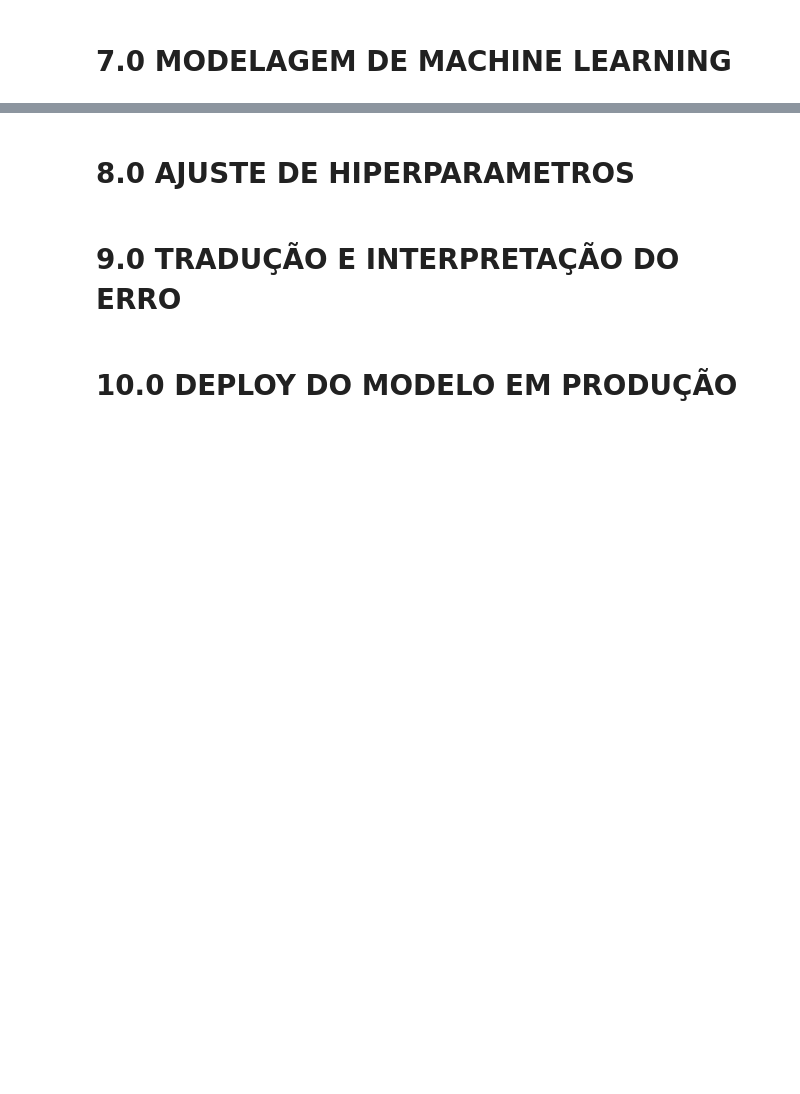
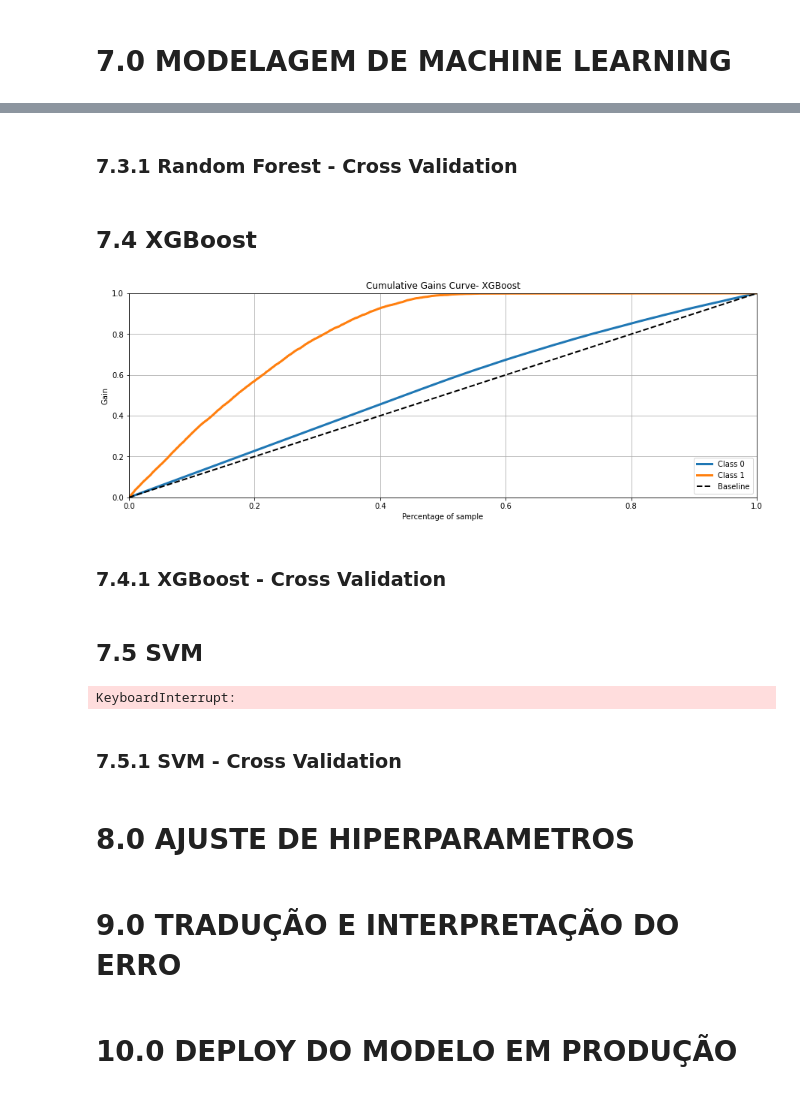
Before and after one commit to Jhonatanslopes/Health-Insurance-Cross-sell, a Jupyter notebook: notebook.ipynb, the cells around one changed output, grey strips where cells are left out. Cells and saved outputs as stored; diff of their text form; code cells hidden in the pictures; blank space fills up the shorter version.

```diff
--- a/notebook.ipynb
+++ b/notebook.ipynb
@@ -783,3 +833,41 @@ df.loc[df['feature'].isin(cols_selected)]
+# %% [markdown]
+### 7.3.1 Random Forest - Cross Validation
+# %% [markdown]
+## 7.4 XGBoost
+# %%
+# Define XGB
+xgb_model = xgb.XGBClassifier()
+
+# XGB training
+xgb_trained = xgb_model.fit(x_train, y_train)
+
+# XGB prediction - Generalization
+yhat_xgb = xgb_trained.predict_proba(x_val)
+
+# Accumulative gain - XGB
+metrics.plot_cumulative_gain(y_val, yhat_xgb, figsize=(15, 5), title=title+'- XGBoost');
+# %% [output]
+[figure, added]
+# %% [markdown]
+### 7.4.1 XGBoost - Cross Validation
+# %% [markdown]
+## 7.5 SVM
+# %%
+# Define model SVM
+svm = SVC()
+
+# SVM training
+svm_trained = svm.fit(x_train, y_train)
+
+# SVM prediction - Generalization
+yhat_svm = svm_trained.predict_proba(x_val)
+
+# Accumulative gain - SVM
+metrics.plot_cumulative_gain(y_val, yhat_svm, figsize=(15, 5), title=title+'- SVM');
+# %% [output]
+KeyboardInterrupt:
+# %% [markdown]
+### 7.5.1 SVM - Cross Validation
 # %% [markdown]
 # 8.0 AJUSTE DE HIPERPARAMETROS
 # %% [markdown]
```
Also changed, not shown: parts of 24 cells of this notebook.
